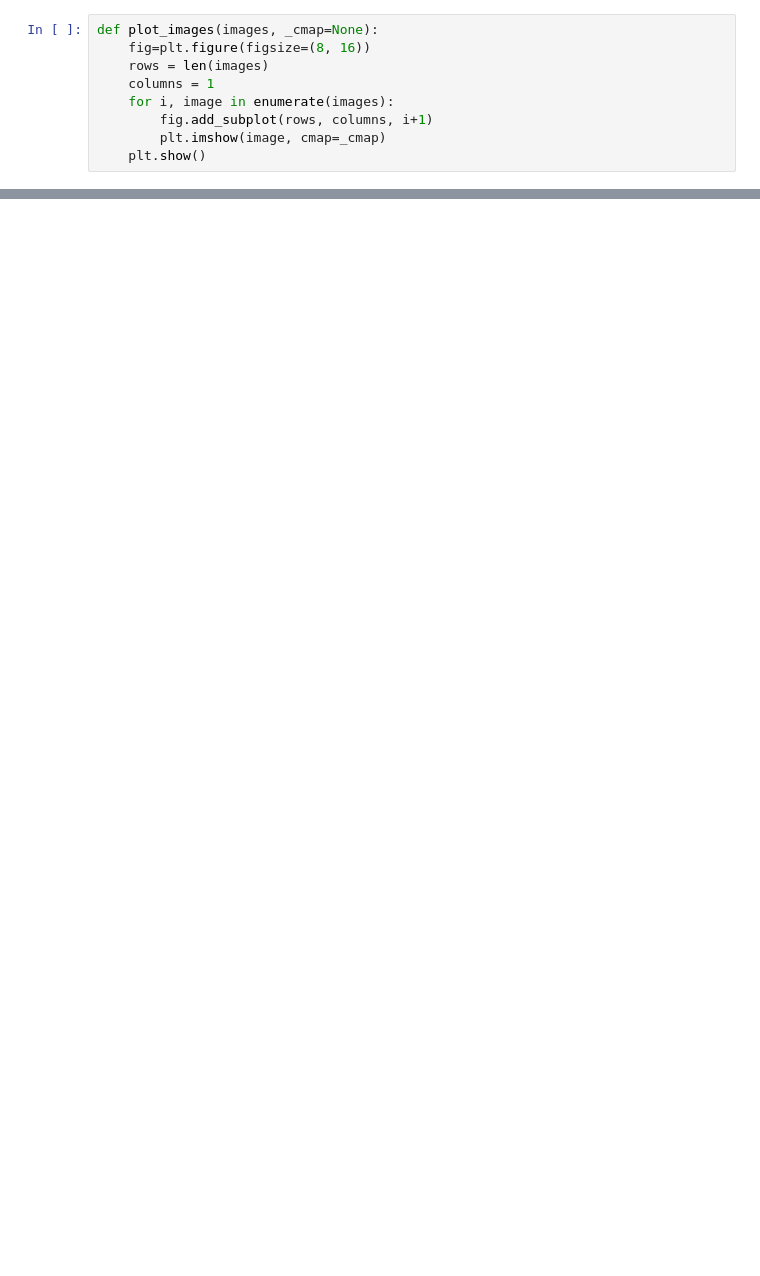
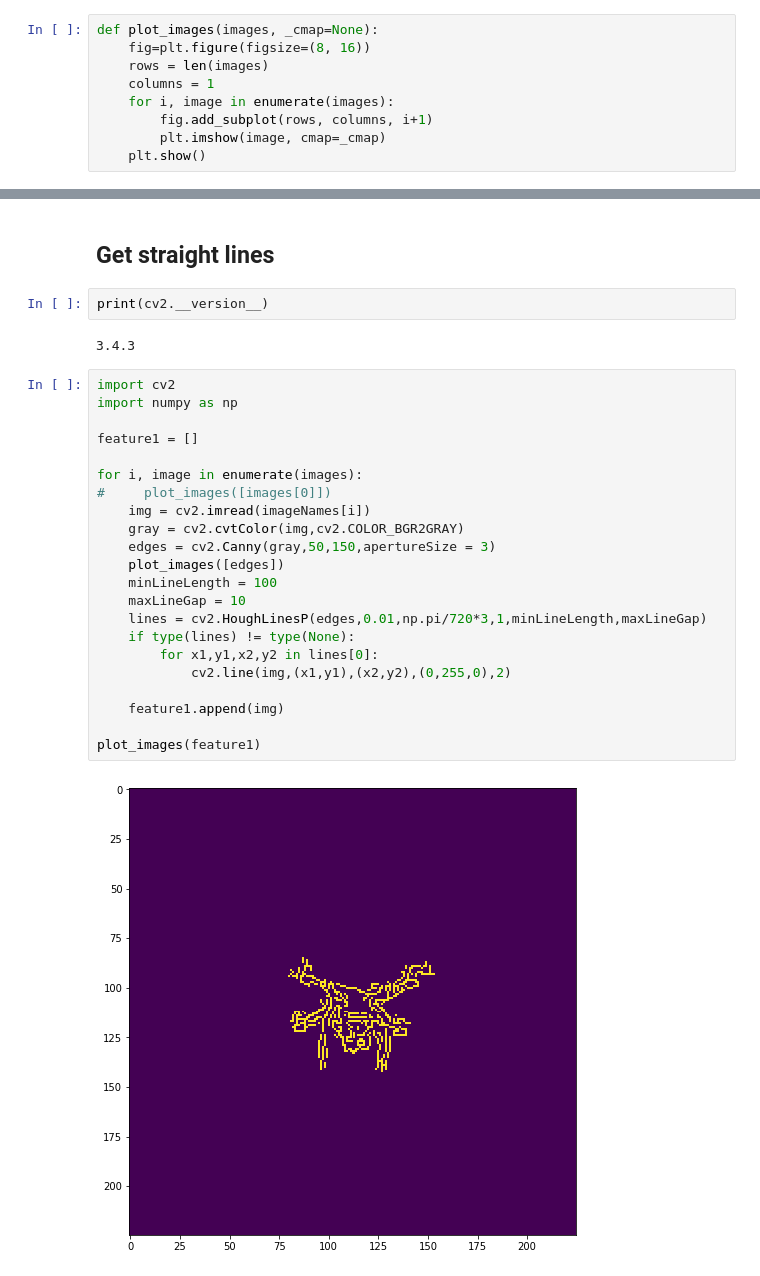
Before and after one commit to dheerajpreddy/Bird-v-Drone, a Jupyter notebook: src/Localize.ipynb, the cells around one changed output, grey strips where cells are left out. Saved outputs shown, nothing was run; the diff lists cells and outputs as text; blank space fills up the shorter version.

```diff
--- a/src/Localize.ipynb
+++ b/src/Localize.ipynb
@@ -164,0 +165,30 @@ plot_images(images)
+# %% [markdown]
+## Get straight lines
+# %%
+print(cv2.__version__)
+# %% [output]
+3.4.3
+# %%
+import cv2
+import numpy as np
+
+feature1 = []
+
+for i, image in enumerate(images):
+#     plot_images([images[0]])
+    img = cv2.imread(imageNames[i])
+    gray = cv2.cvtColor(img,cv2.COLOR_BGR2GRAY)
+    edges = cv2.Canny(gray,50,150,apertureSize = 3)
+    plot_images([edges])
+    minLineLength = 100
+    maxLineGap = 10
+    lines = cv2.HoughLinesP(edges,0.01,np.pi/720*3,1,minLineLength,maxLineGap)
+    if type(lines) != type(None):
+        for x1,y1,x2,y2 in lines[0]:
+            cv2.line(img,(x1,y1),(x2,y2),(0,255,0),2)
+
+    feature1.append(img)
+
+plot_images(feature1)
+# %% [output]
+[figure, added]
```
Also changed, not shown: parts of 7 cells of this notebook.
